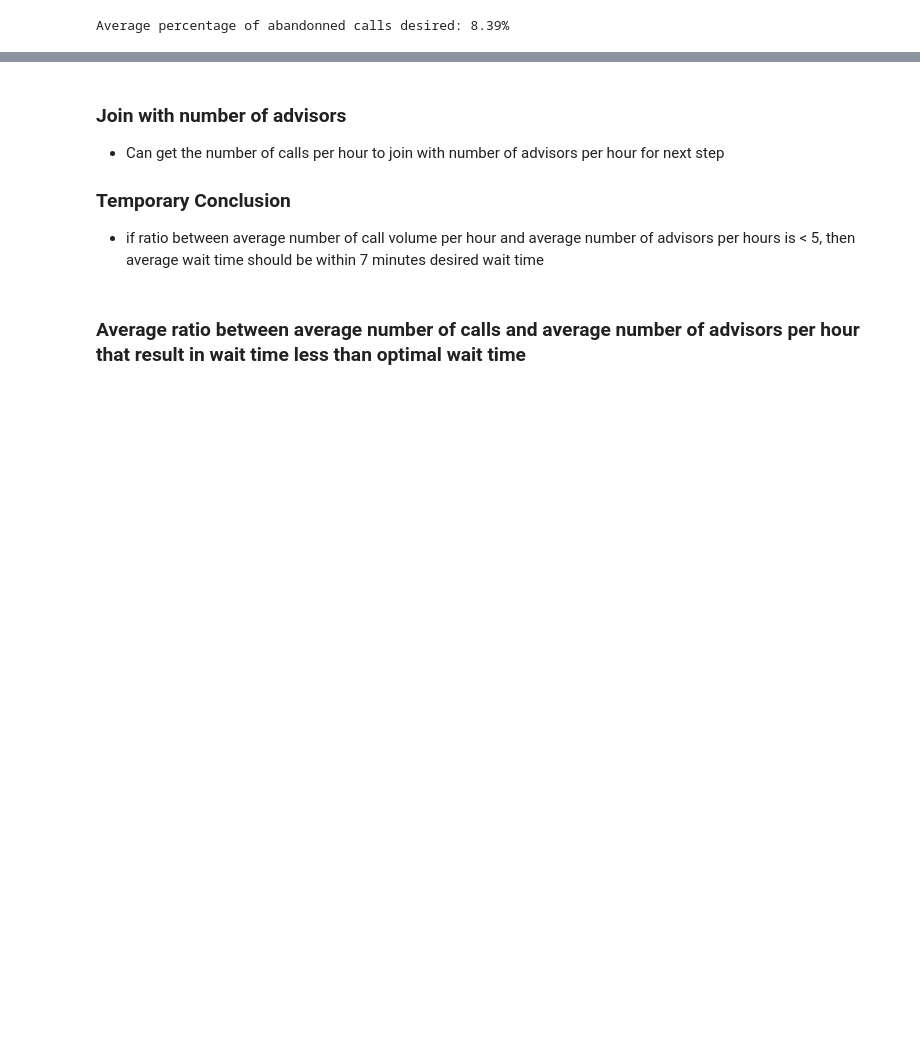
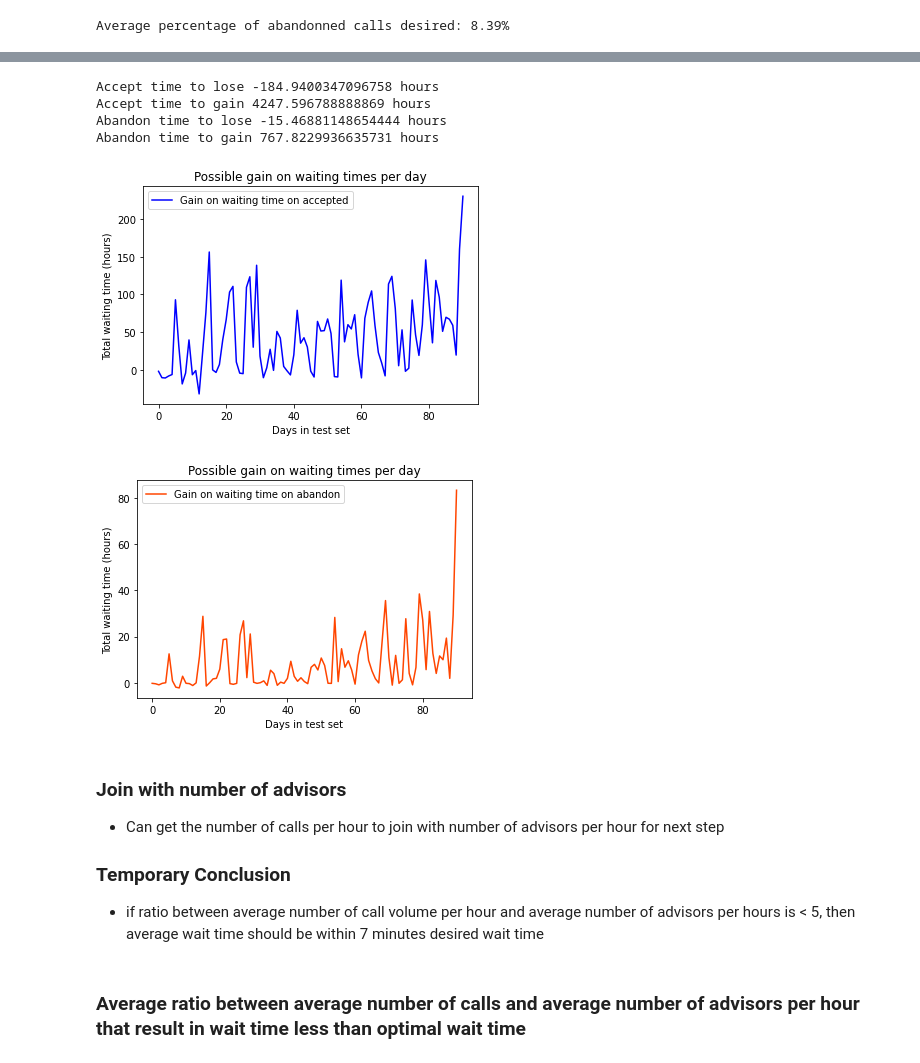
Before and after one commit to aiglobalpros/AI_Call_Center, a Jupyter notebook: notebooks/ROI.ipynb, the cells around one changed output, grey strips where cells are left out. Saved outputs shown, nothing was run; the diff lists cells and outputs as text; code cells hidden in the pictures; blank space fills up the shorter version.

```diff
--- a/notebooks/ROI.ipynb
+++ b/notebooks/ROI.ipynb
@@ -328,3 +352,47 @@ Average percentage of abandonned calls desired: 8.39%
+# %%
+test_df['accept_time_gains']  = (test_df['avg_time_accept_min']  - WAITING_TIME_GOAL) * test_df['accept']  / 60
+test_df['abandon_time_gains'] = (test_df['avg_time_abandon_min'] - WAITING_TIME_GOAL) * test_df['abandon'] / 60
+
+accept_wt_loss = test_df.loc[test_df['accept_time_gains'] <  0, 'accept_time_gains'].sum()
+accept_wt_gain = test_df.loc[test_df['accept_time_gains'] >= 0, 'accept_time_gains'].sum()
+abandon_wt_loss = test_df.loc[test_df['abandon_time_gains'] <  0, 'abandon_time_gains'].sum()
+abandon_wt_gain = test_df.loc[test_df['abandon_time_gains'] >= 0, 'abandon_time_gains'].sum()
+
+print("Accept time to lose", accept_wt_loss, 'hours')
+print("Accept time to gain", accept_wt_gain, 'hours')
+#
+print("Abandon time to lose", abandon_wt_loss, 'hours')
+print("Abandon time to gain", abandon_wt_gain, 'hours')
+# %% [output]
+Accept time to lose -184.9400347096758 hours
+Accept time to gain 4247.596788888869 hours
+Abandon time to lose -15.46881148654444 hours
+Abandon time to gain 767.8229936635731 hours
+# %%
+y1 = test_df['accept_time_gains'].values
+y2 = test_df['abandon_time_gains'].values
+
+x = test_df.index
+
+plt.plot(x, y1, 'b', label='Gain on waiting time on accepted')
+plt.ylabel('Total waiting time (hours)')
+plt.xlabel('Days in test set')
+plt.title('Possible gain on waiting times per day')
+plt.legend()
+
+plt.show()
+
+
+plt.plot(x, y2, 'orangered', label='Gain on waiting time on abandon')
+plt.ylabel('Total waiting time (hours)')
+plt.xlabel('Days in test set')
+plt.title('Possible gain on waiting times per day')
+plt.legend()
+
+plt.show()
+# %% [output]
+[figure, added]
+[figure, added]
 # %% [markdown]
 ### Join with number of advisors
 
```
Also changed, not shown: parts of 38 cells of this notebook.
